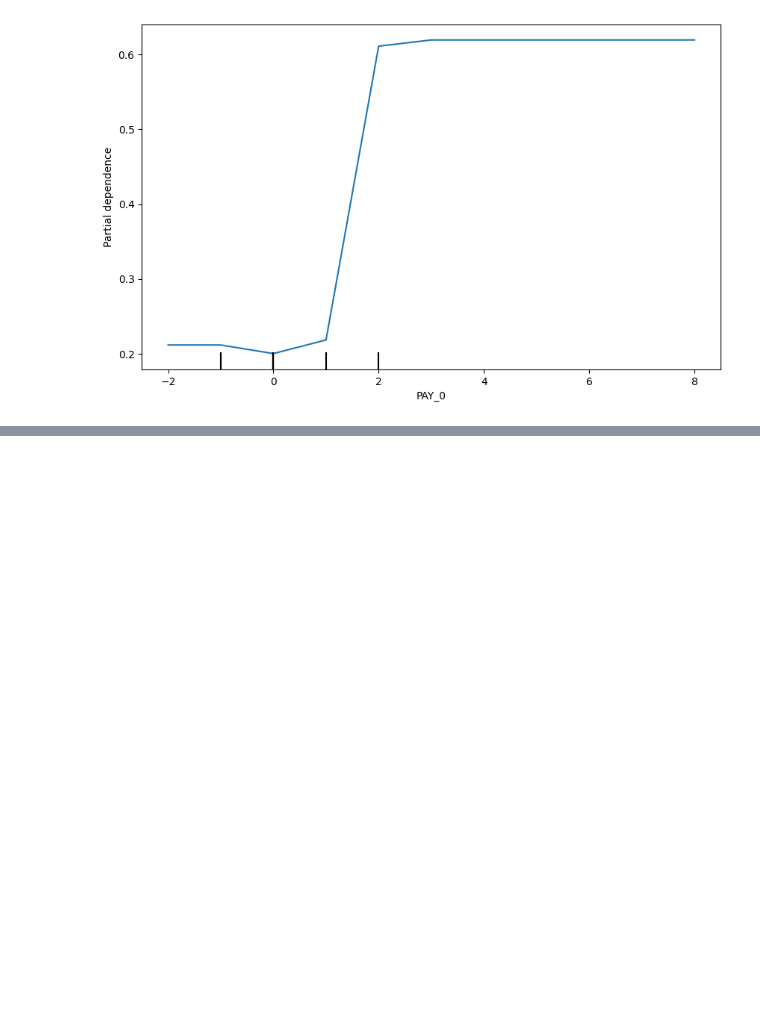
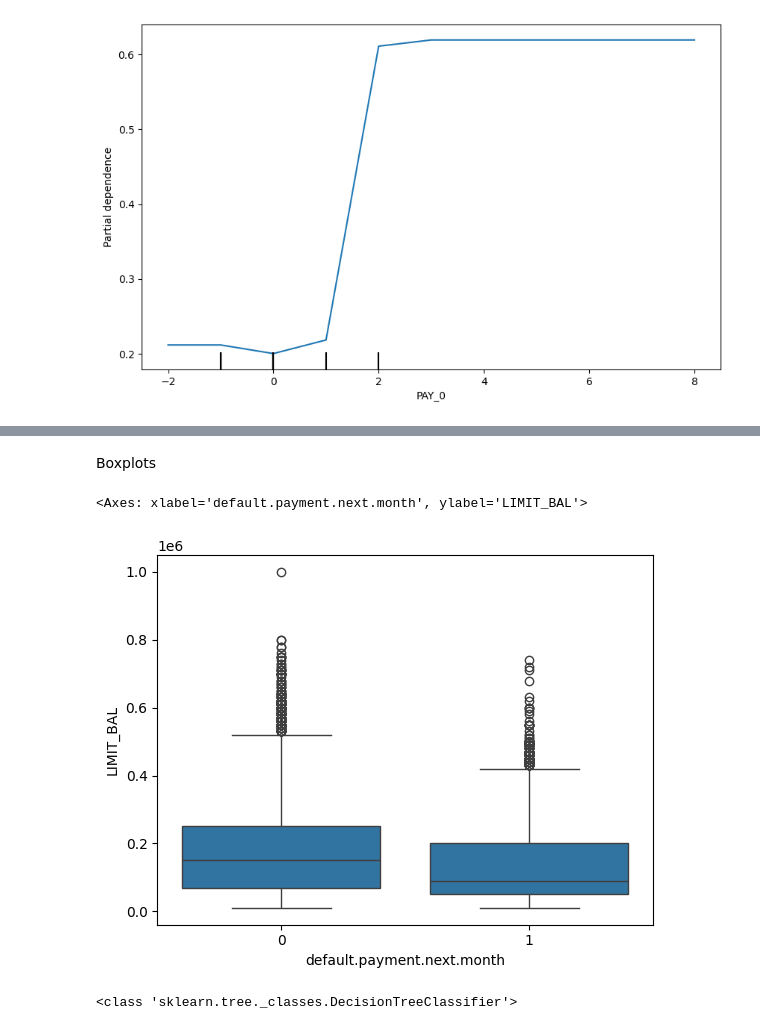
Before and after one commit to vinayshetty777/credit-default-prediction-shap-xgboost, a Jupyter notebook: Vinay_Analysis.ipynb, the cells around one changed output, grey strips where cells are left out. Cells and saved outputs as stored; diff of their text form; code cells hidden in the pictures; blank space fills up the shorter version.

```diff
--- a/Vinay_Analysis.ipynb
+++ b/Vinay_Analysis.ipynb
@@ -375,0 +397,11 @@ plt.show()
+# %% [markdown]
+Boxplots
+# %%
+sns.boxplot(x="default.payment.next.month", y="LIMIT_BAL", data=df)
+# %% [output]
+<Axes: xlabel='default.payment.next.month', ylabel='LIMIT_BAL'>
+[figure, added]
+# %%
+print(type(model))
+# %% [output]
+<class 'sklearn.tree._classes.DecisionTreeClassifier'>
```
Also changed, not shown: parts of 23 cells of this notebook.
